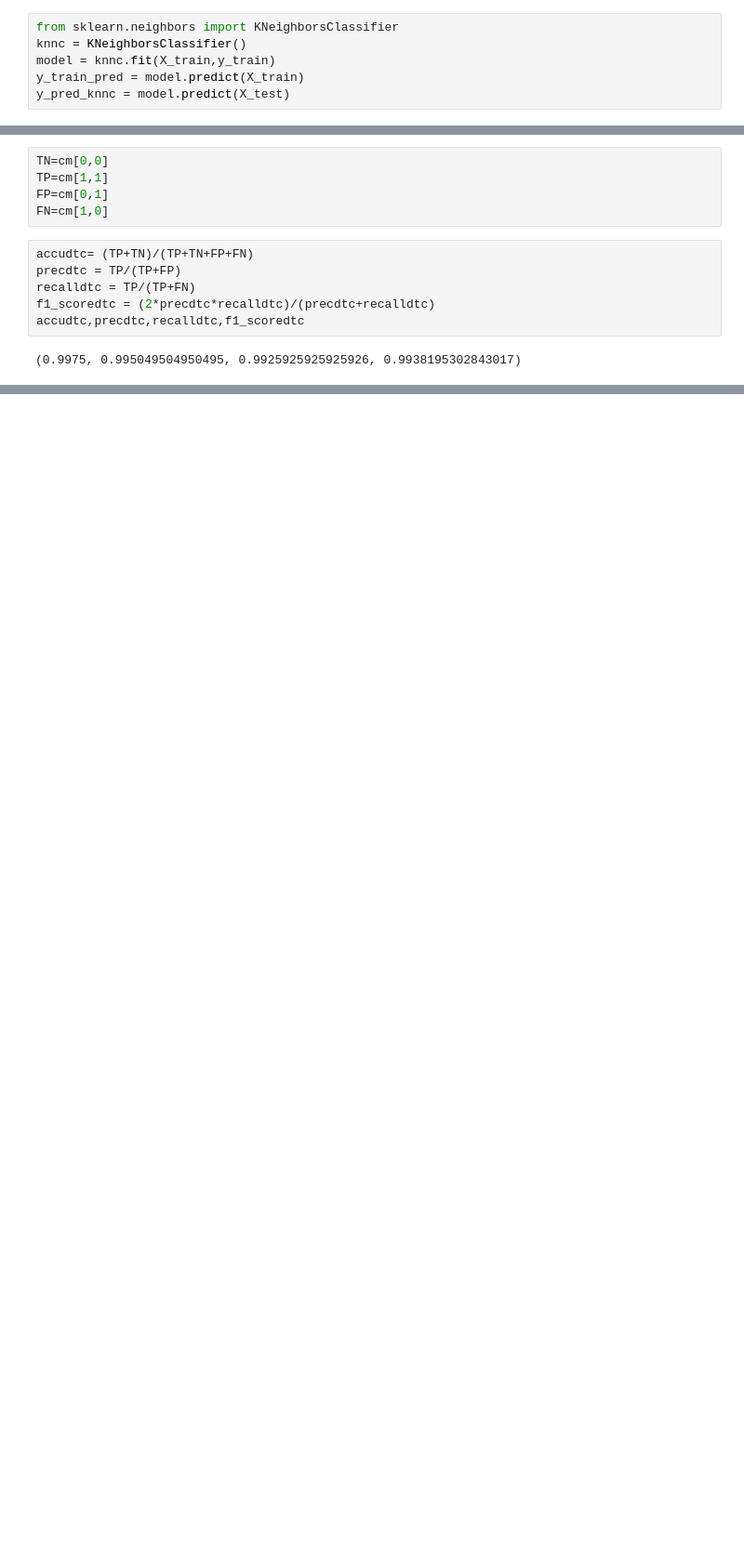
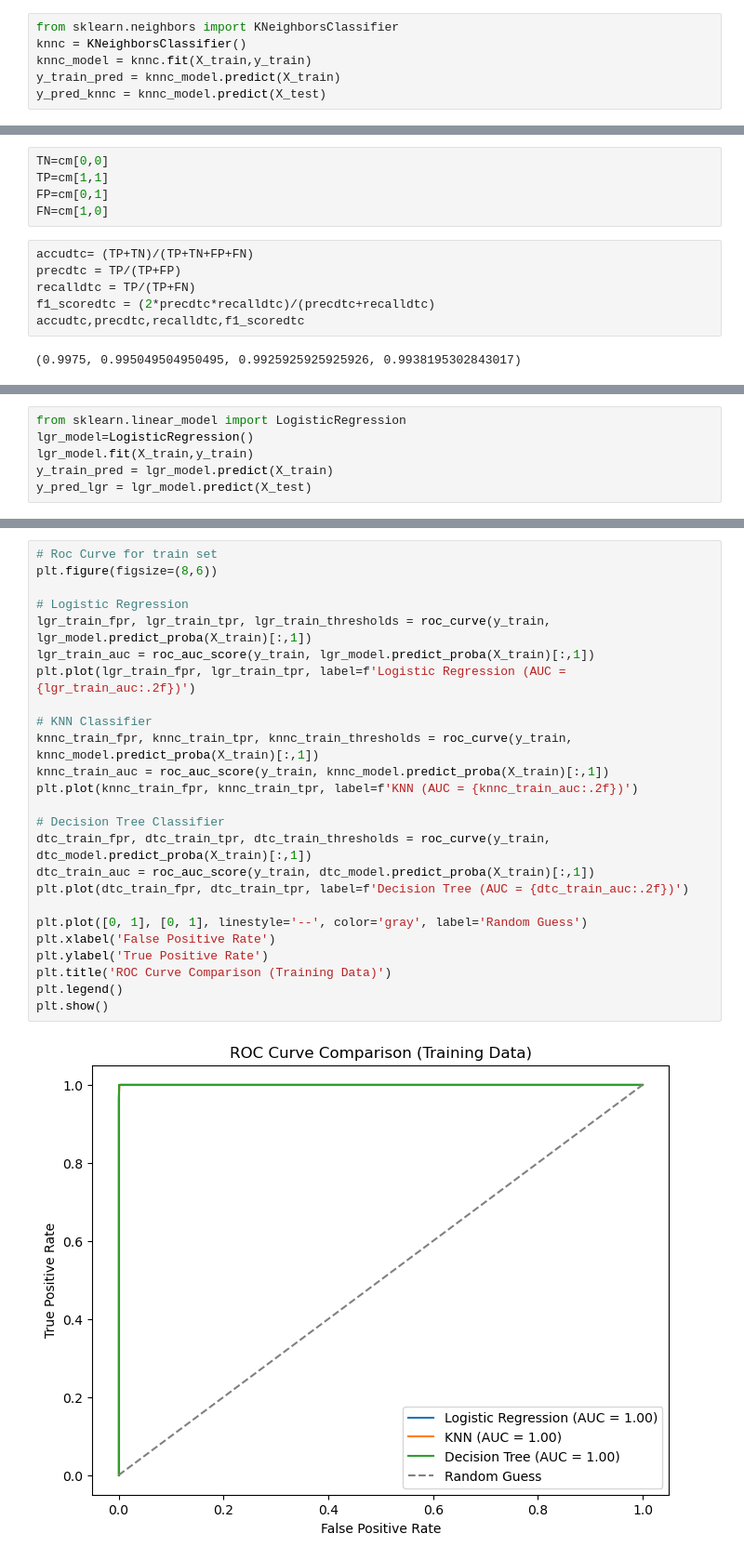
Before and after one commit to Smruti1999/Praxis, a Jupyter notebook: Bank Customer Churn Prediction/Bank Customer Churn.ipynb, the cells around one changed output, grey strips where cells are left out. Shown at 93% size. Cells and saved outputs as stored; diff of their text form; blank space fills up the shorter version.

```diff
--- a/Bank Customer Churn Prediction/Bank Customer Churn.ipynb
+++ b/Bank Customer Churn Prediction/Bank Customer Churn.ipynb
@@ -883,9 +869,9 @@ X_train,X_test,y_train,y_test = train_test_split(X,y,test_size=0.2,random_state=
 # %%
 from sklearn.neighbors import KNeighborsClassifier
 knnc = KNeighborsClassifier()
-model = knnc.fit(X_train,y_train)
-y_train_pred = model.predict(X_train)
-y_pred_knnc = model.predict(X_test)
+knnc_model = knnc.fit(X_train,y_train)
+y_train_pred = knnc_model.predict(X_train)
+y_pred_knnc = knnc_model.predict(X_test)
 # %%
 acc= accuracy_score(y_train,y_train_pred)
 f1=f1_score(y_train,y_train_pred)
@@ -1044,0 +1033,6 @@ accudtc,precdtc,recalldtc,f1_scoredtc
+# %%
+from sklearn.linear_model import LogisticRegression
+lgr_model=LogisticRegression()
+lgr_model.fit(X_train,y_train)
+y_train_pred = lgr_model.predict(X_train)
+y_pred_lgr = lgr_model.predict(X_test)
@@ -1044,0 +1132,27 @@ accudtc,precdtc,recalldtc,f1_scoredtc
+# %%
+# Roc Curve for train set
+plt.figure(figsize=(8,6))
+
+# Logistic Regression
+lgr_train_fpr, lgr_train_tpr, lgr_train_thresholds = roc_curve(y_train, lgr_model.predict_proba(X_train)[:,1])
+lgr_train_auc = roc_auc_score(y_train, lgr_model.predict_proba(X_train)[:,1])
+plt.plot(lgr_train_fpr, lgr_train_tpr, label=f'Logistic Regression (AUC = {lgr_train_auc:.2f})')
+
+# KNN Classifier
+knnc_train_fpr, knnc_train_tpr, knnc_train_thresholds = roc_curve(y_train, knnc_model.predict_proba(X_train)[:,1])
+knnc_train_auc = roc_auc_score(y_train, knnc_model.predict_proba(X_train)[:,1])
+plt.plot(knnc_train_fpr, knnc_train_tpr, label=f'KNN (AUC = {knnc_train_auc:.2f})')
+
+# Decision Tree Classifier
+dtc_train_fpr, dtc_train_tpr, dtc_train_thresholds = roc_curve(y_train, dtc_model.predict_proba(X_train)[:,1])
+dtc_train_auc = roc_auc_score(y_train, dtc_model.predict_proba(X_train)[:,1])
+plt.plot(dtc_train_fpr, dtc_train_tpr, label=f'Decision Tree (AUC = {dtc_train_auc:.2f})')
+
+plt.plot([0, 1], [0, 1], linestyle='--', color='gray', label='Random Guess')
+plt.xlabel('False Positive Rate')
+plt.ylabel('True Positive Rate')
+plt.title('ROC Curve Comparison (Training Data)')
+plt.legend()
+plt.show()
+# %% [output]
+[figure, added]
```
Also changed, not shown: parts of 26 cells of this notebook.
